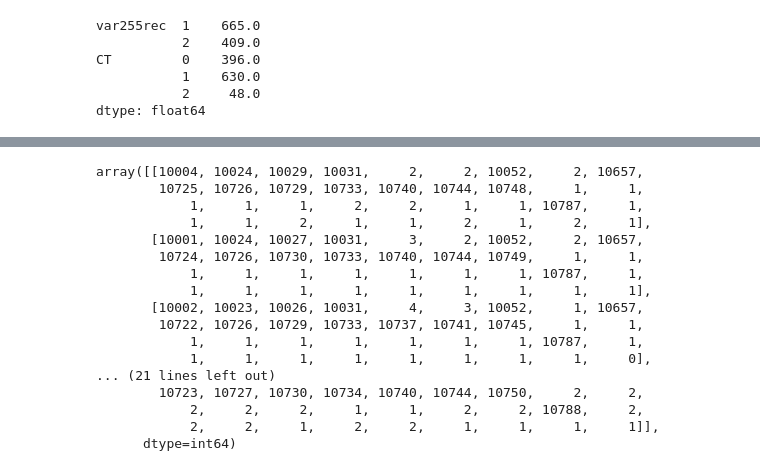
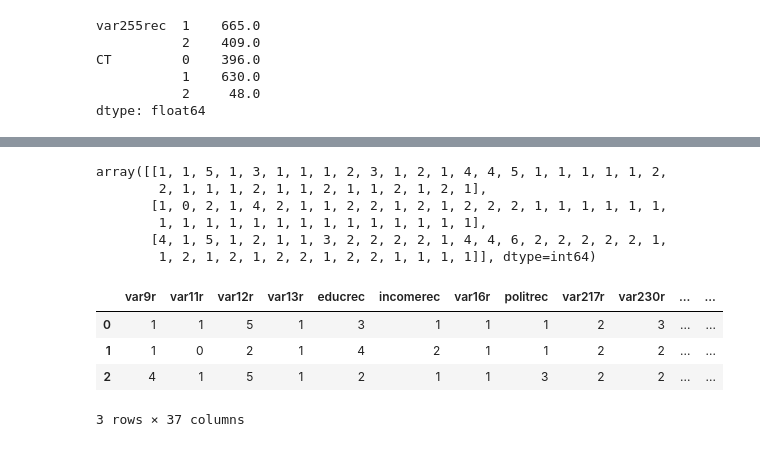
Before and after one commit to sarahrustan/DSE200x-, a Jupyter notebook: DSE200x_FinalProjectWKNG.ipynb, the cells around one changed output, grey strips where cells are left out. Cells and saved outputs as stored; diff of their text form; code cells hidden in the pictures.

```diff
--- a/DSE200x_FinalProjectWKNG.ipynb
+++ b/DSE200x_FinalProjectWKNG.ipynb
@@ -227,7 +559,7 @@ CT         0    396.0
            2     48.0
 dtype: float64
 # %%
-cluster_range = range( 1, 10 )
+cluster_range = range( 1, 11 )
 # %%
 for n_clusters in cluster_range:
     km = KModes(n_clusters, init='Huang', n_init=10, verbose=1)
@@ -285,21 +617,10 @@ Run 2, iteration: 2/100, moves: 101, cost: 13950.0
 # %%
-centroids = km.cluster_centroids_
+centroids = km3.cluster_centroids_
 centroids
 # %% [output]
-array([[10004, 10024, 10029, 10031,     2,     2, 10052,     2, 10657,
-        10725, 10726, 10729, 10733, 10740, 10744, 10748,     1,     1,
-            1,     1,     1,     2,     2,     1,     1, 10787,     1,
-            1,     1,     2,     1,     1,     2,     1,     2,     1],
-       [10001, 10024, 10027, 10031,     3,     2, 10052,     2, 10657,
-        10724, 10726, 10730, 10733, 10740, 10744, 10749,     1,     1,
-            1,     1,     1,     1,     1,     1,     1, 10787,     1,
-            1,     1,     1,     1,     1,     1,     1,     1,     1],
-       [10002, 10023, 10026, 10031,     4,     3, 10052,     1, 10657,
-        10722, 10726, 10729, 10733, 10737, 10741, 10745,     1,     1,
-            1,     1,     1,     1,     1,     1,     1, 10787,     1,
-            1,     1,     1,     1,     1,     1,     1,     1,     0],
-... (21 lines left out)
-        10723, 10727, 10730, 10734, 10740, 10744, 10750,     2,     2,
-            2,     2,     2,     1,     1,     2,     2, 10788,     2,
-            2,     2,     1,     2,     2,     1,     1,     1,     1]],
-      dtype=int64)
+array([[1, 1, 5, 1, 3, 1, 1, 1, 2, 3, 1, 2, 1, 4, 4, 5, 1, 1, 1, 1, 1, 2,
+        2, 1, 1, 1, 2, 1, 1, 2, 1, 1, 2, 1, 2, 1],
+       [1, 0, 2, 1, 4, 2, 1, 1, 2, 2, 1, 2, 1, 2, 2, 2, 1, 1, 1, 1, 1, 1,
+        1, 1, 1, 1, 1, 1, 1, 1, 1, 1, 1, 1, 1, 1],
+       [4, 1, 5, 1, 2, 1, 1, 3, 2, 2, 2, 2, 1, 4, 4, 6, 2, 2, 2, 2, 2, 1,
+        1, 2, 1, 2, 1, 2, 2, 1, 2, 2, 1, 1, 1, 1]], dtype=int64)
@@ -305,0 +647,9 @@ array([[10004, 10024, 10029, 10031,     2,     2, 10052,     2, 10657,
+# %%
+P=pd_centroids(features, centroids)
+P
+# %% [output]
+|  | var9r | var11r | var12r | var13r | educrec | incomerec | var16r | politrec | var217r | var230r | ... | ... |
+| 0 | 1 | 1 | 5 | 1 | 3 | 1 | 1 | 1 | 2 | 3 | ... | ... |
+| 1 | 1 | 0 | 2 | 1 | 4 | 2 | 1 | 1 | 2 | 2 | ... | ... |
+| 2 | 4 | 1 | 5 | 1 | 2 | 1 | 1 | 3 | 2 | 2 | ... | ... |
+3 rows × 37 columns
```
Also changed, not shown: parts of 40 cells of this notebook.
